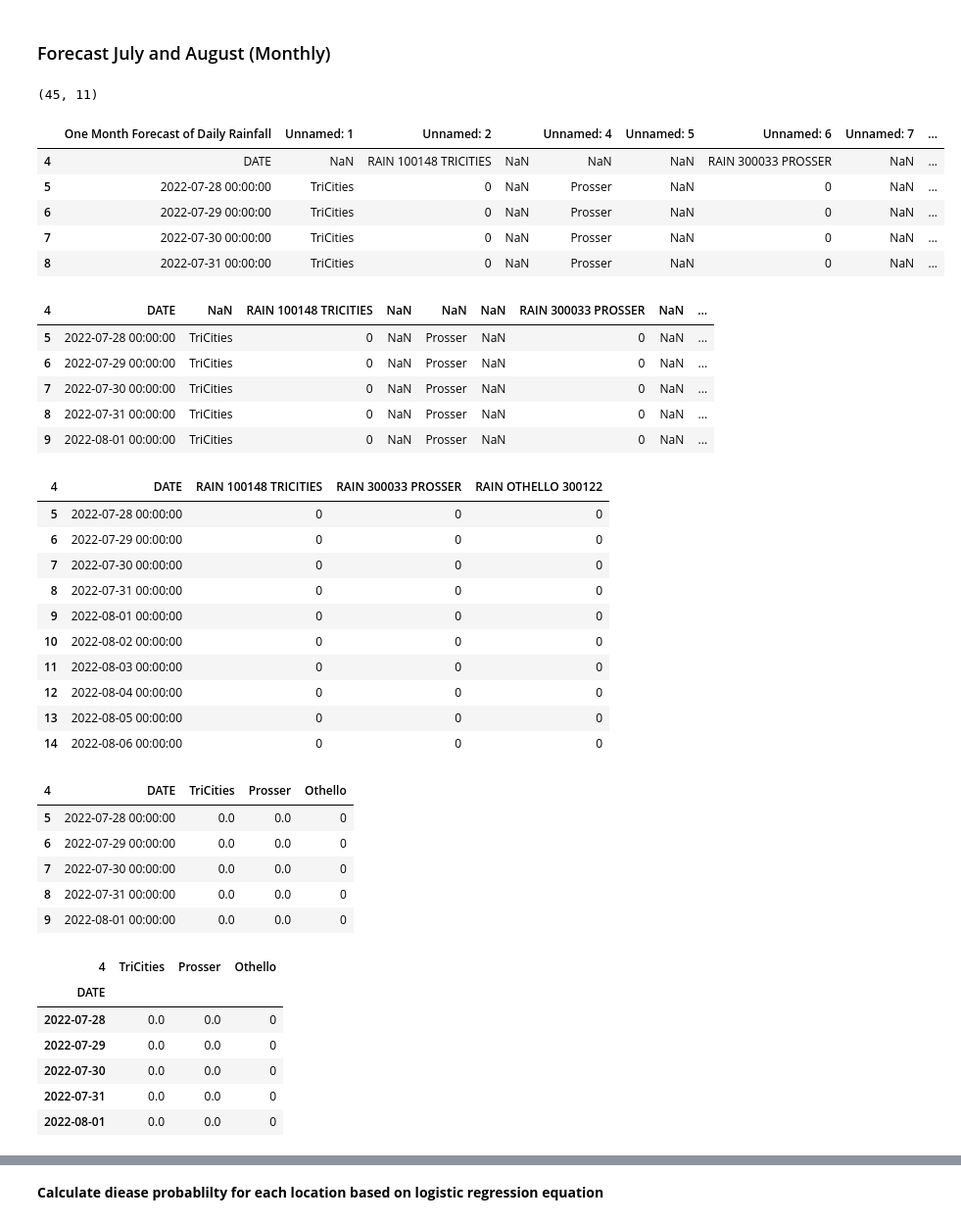
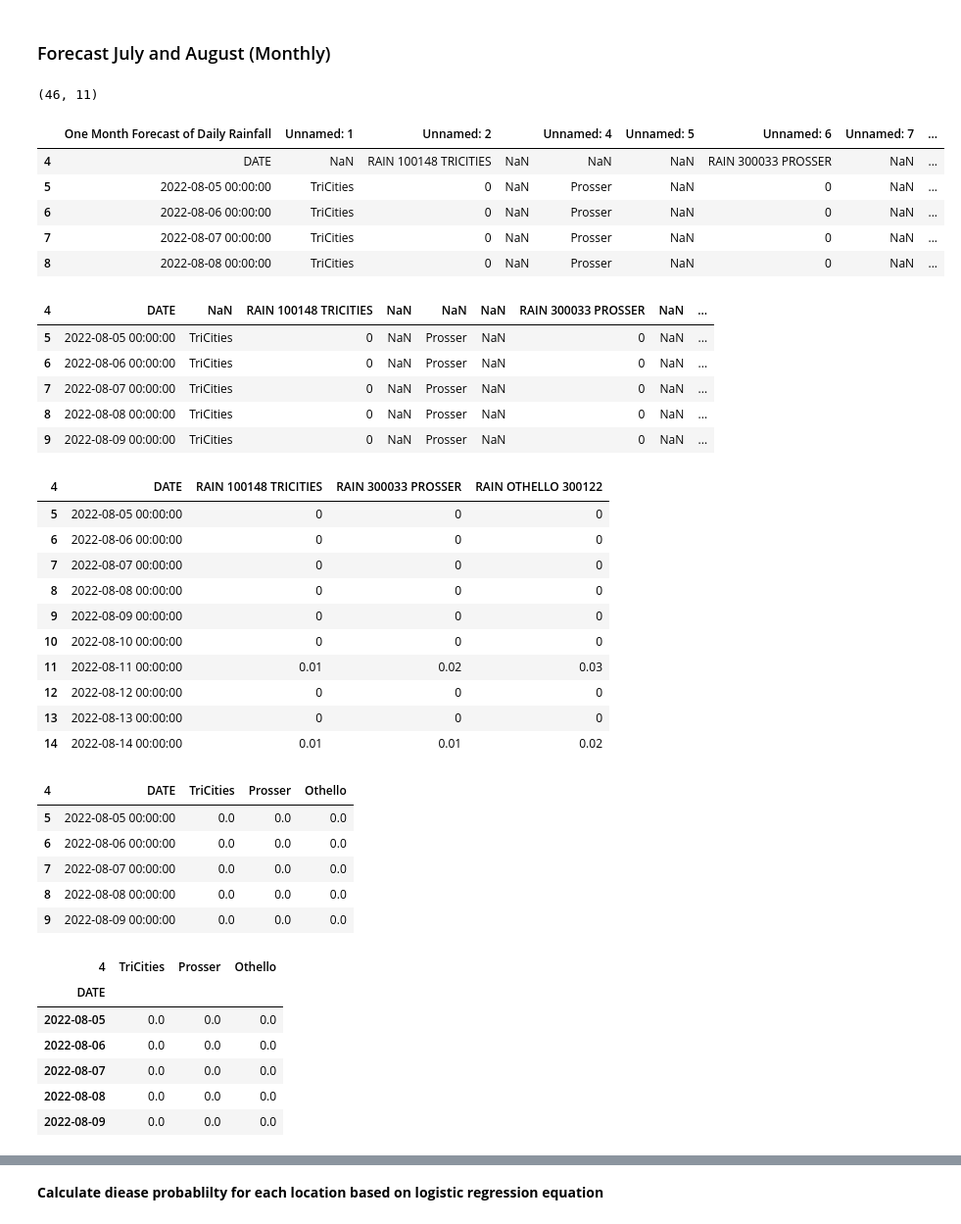
Before and after one commit to d-linnard/LateBlight, a Jupyter notebook: Scripts/Lateblight_2022_JA.ipynb, the cells around one changed output, grey strips where cells are left out. Shown at 98% size. Saved outputs shown, nothing was run; the diff lists cells and outputs as text; code cells hidden in the pictures.

Commit message:
forecasts

```diff
--- a/Scripts/Lateblight_2022_JA.ipynb
+++ b/Scripts/Lateblight_2022_JA.ipynb
@@ -262,44 +262,44 @@ RD_Aug_Tricities= 0
 # %% [markdown]
 ### Forecast July and August (Monthly)
 # %%
-df_forecast = pd.read_excel('7_28-9_1.xlsx', engine='openpyxl')
+df_forecast = pd.read_excel('8-5_9-9.xlsx', engine='openpyxl')
 print(df_forecast.shape)
 df_forecast = df_forecast.iloc[4:39]
 df_forecast.head()
 # %% [output]
-(45, 11)
+(46, 11)
 |  | One Month Forecast of Daily Rainfall | Unnamed: 1 | Unnamed: 2 |  | Unnamed: 4 | Unnamed: 5 | Unnamed: 6 | Unnamed: 7 | ... |
 | 4 | DATE | NaN | RAIN 100148 TRICITIES | NaN | NaN | NaN | RAIN 300033 PROSSER | NaN | ... |
-| 5 | 2022-07-28 00:00:00 | TriCities | 0 | NaN | Prosser | NaN | 0 | NaN | ... |
-| 6 | 2022-07-29 00:00:00 | TriCities | 0 | NaN | Prosser | NaN | 0 | NaN | ... |
-| 7 | 2022-07-30 00:00:00 | TriCities | 0 | NaN | Prosser | NaN | 0 | NaN | ... |
-| 8 | 2022-07-31 00:00:00 | TriCities | 0 | NaN | Prosser | NaN | 0 | NaN | ... |
+| 5 | 2022-08-05 00:00:00 | TriCities | 0 | NaN | Prosser | NaN | 0 | NaN | ... |
+| 6 | 2022-08-06 00:00:00 | TriCities | 0 | NaN | Prosser | NaN | 0 | NaN | ... |
+| 7 | 2022-08-07 00:00:00 | TriCities | 0 | NaN | Prosser | NaN | 0 | NaN | ... |
+| 8 | 2022-08-08 00:00:00 | TriCities | 0 | NaN | Prosser | NaN | 0 | NaN | ... |
 # %%
 df_forecast.columns = df_forecast.iloc[0]#rename column
 df_forecast = df_forecast.drop([4])#drop forth row
 df_forecast.head()
 # %% [output]
 | 4 | DATE | NaN | RAIN 100148 TRICITIES | NaN | NaN | NaN | RAIN 300033 PROSSER | NaN | ... |
-| 5 | 2022-07-28 00:00:00 | TriCities | 0 | NaN | Prosser | NaN | 0 | NaN | ... |
-| 6 | 2022-07-29 00:00:00 | TriCities | 0 | NaN | Prosser | NaN | 0 | NaN | ... |
-| 7 | 2022-07-30 00:00:00 | TriCities | 0 | NaN | Prosser | NaN | 0 | NaN | ... |
-| 8 | 2022-07-31 00:00:00 | TriCities | 0 | NaN | Prosser | NaN | 0 | NaN | ... |
-| 9 | 2022-08-01 00:00:00 | TriCities | 0 | NaN | Prosser | NaN | 0 | NaN | ... |
+| 5 | 2022-08-05 00:00:00 | TriCities | 0 | NaN | Prosser | NaN | 0 | NaN | ... |
+| 6 | 2022-08-06 00:00:00 | TriCities | 0 | NaN | Prosser | NaN | 0 | NaN | ... |
+| 7 | 2022-08-07 00:00:00 | TriCities | 0 | NaN | Prosser | NaN | 0 | NaN | ... |
+| 8 | 2022-08-08 00:00:00 | TriCities | 0 | NaN | Prosser | NaN | 0 | NaN | ... |
+| 9 | 2022-08-09 00:00:00 | TriCities | 0 | NaN | Prosser | NaN | 0 | NaN | ... |
 # %%
 df_simple = df_forecast[["DATE","RAIN 100148 TRICITIES","RAIN 300033 PROSSER", "RAIN OTHELLO 300122"]]
 df_simple.head(10)
 # %% [output]
 | 4 | DATE | RAIN 100148 TRICITIES | RAIN 300033 PROSSER | RAIN OTHELLO 300122 |
-| 5 | 2022-07-28 00:00:00 | 0 | 0 | 0 |
-| 6 | 2022-07-29 00:00:00 | 0 | 0 | 0 |
-| 7 | 2022-07-30 00:00:00 | 0 | 0 | 0 |
-| 8 | 2022-07-31 00:00:00 | 0 | 0 | 0 |
-| 9 | 2022-08-01 00:00:00 | 0 | 0 | 0 |
-| 10 | 2022-08-02 00:00:00 | 0 | 0 | 0 |
-| 11 | 2022-08-03 00:00:00 | 0 | 0 | 0 |
-| 12 | 2022-08-04 00:00:00 | 0 | 0 | 0 |
-| 13 | 2022-08-05 00:00:00 | 0 | 0 | 0 |
-| 14 | 2022-08-06 00:00:00 | 0 | 0 | 0 |
+| 5 | 2022-08-05 00:00:00 | 0 | 0 | 0 |
+| 6 | 2022-08-06 00:00:00 | 0 | 0 | 0 |
+| 7 | 2022-08-07 00:00:00 | 0 | 0 | 0 |
+| 8 | 2022-08-08 00:00:00 | 0 | 0 | 0 |
+| 9 | 2022-08-09 00:00:00 | 0 | 0 | 0 |
+| 10 | 2022-08-10 00:00:00 | 0 | 0 | 0 |
+| 11 | 2022-08-11 00:00:00 | 0.01 | 0.02 | 0.03 |
+| 12 | 2022-08-12 00:00:00 | 0 | 0 | 0 |
+| 13 | 2022-08-13 00:00:00 | 0 | 0 | 0 |
+| 14 | 2022-08-14 00:00:00 | 0.01 | 0.01 | 0.02 |
 # %%
 df_simple = df_simple.rename(columns={"RAIN 100148 TRICITIES": "TriCities",
                           "RAIN 300033 PROSSER": "Prosser",
@@ -309,11 +309,11 @@ df_simple[cols_to_check] = df_simple[cols_to_check].replace({'>=':''}, regex=Tru
 df_simple.head()
 # %% [output]
 | 4 | DATE | TriCities | Prosser | Othello |
-| 5 | 2022-07-28 00:00:00 | 0.0 | 0.0 | 0 |
-| 6 | 2022-07-29 00:00:00 | 0.0 | 0.0 | 0 |
-| 7 | 2022-07-30 00:00:00 | 0.0 | 0.0 | 0 |
-| 8 | 2022-07-31 00:00:00 | 0.0 | 0.0 | 0 |
-| 9 | 2022-08-01 00:00:00 | 0.0 | 0.0 | 0 |
+| 5 | 2022-08-05 00:00:00 | 0.0 | 0.0 | 0.0 |
+| 6 | 2022-08-06 00:00:00 | 0.0 | 0.0 | 0.0 |
+| 7 | 2022-08-07 00:00:00 | 0.0 | 0.0 | 0.0 |
+| 8 | 2022-08-08 00:00:00 | 0.0 | 0.0 | 0.0 |
+| 9 | 2022-08-09 00:00:00 | 0.0 | 0.0 | 0.0 |
 # %%
 df_simple.index = pd.to_datetime(df_simple['DATE'], errors = 'coerce')
 df_simple= df_simple.drop('DATE',1)
@@ -321,11 +321,11 @@ df_simple.head()
 # %% [output]
 | 4 | TriCities | Prosser | Othello |
 | DATE |  |  |  |
-| 2022-07-28 | 0.0 | 0.0 | 0 |
-| 2022-07-29 | 0.0 | 0.0 | 0 |
-| 2022-07-30 | 0.0 | 0.0 | 0 |
-| 2022-07-31 | 0.0 | 0.0 | 0 |
-| 2022-08-01 | 0.0 | 0.0 | 0 |
+| 2022-08-05 | 0.0 | 0.0 | 0.0 |
+| 2022-08-06 | 0.0 | 0.0 | 0.0 |
+| 2022-08-07 | 0.0 | 0.0 | 0.0 |
+| 2022-08-08 | 0.0 | 0.0 | 0.0 |
+| 2022-08-09 | 0.0 | 0.0 | 0.0 |
 # %%
 grouped_forecast = (df_simple).astype(bool).groupby(df_simple.index.month).sum().reset_index()
 grouped_forecast
```
Also changed, not shown: parts of 8 cells of this notebook, 6 other files.
